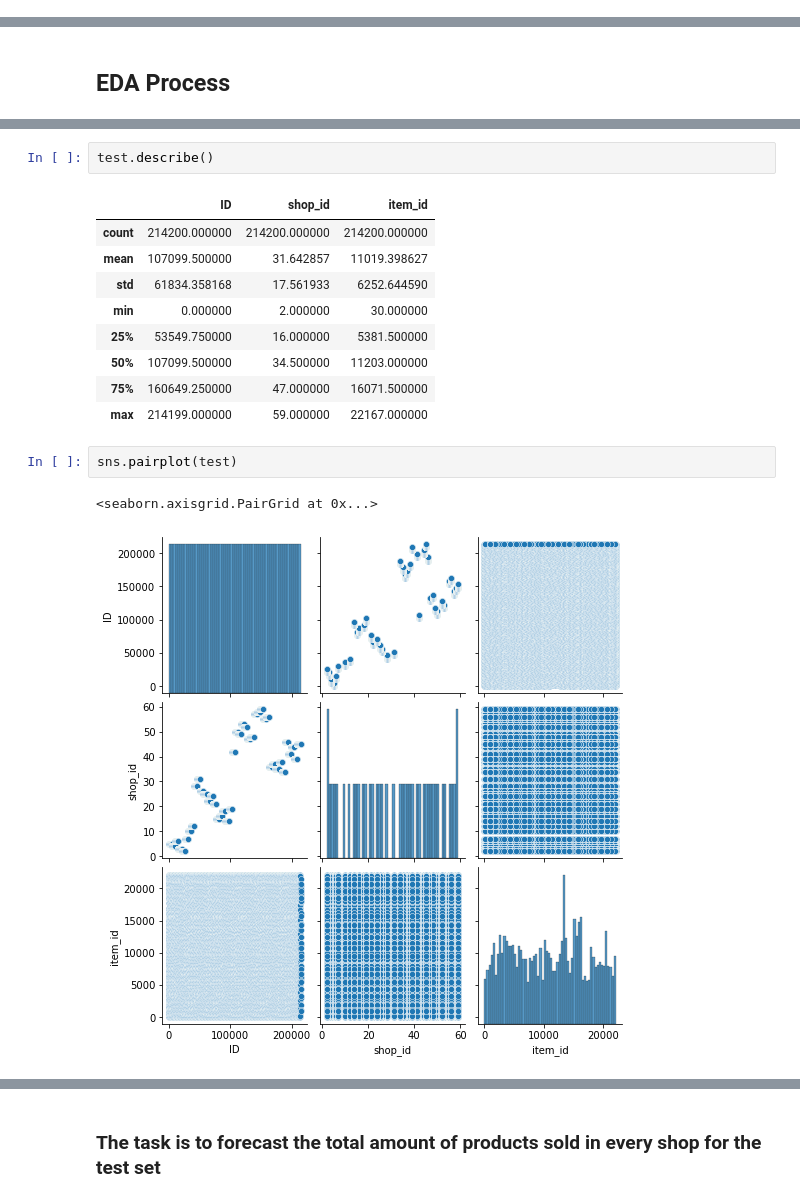
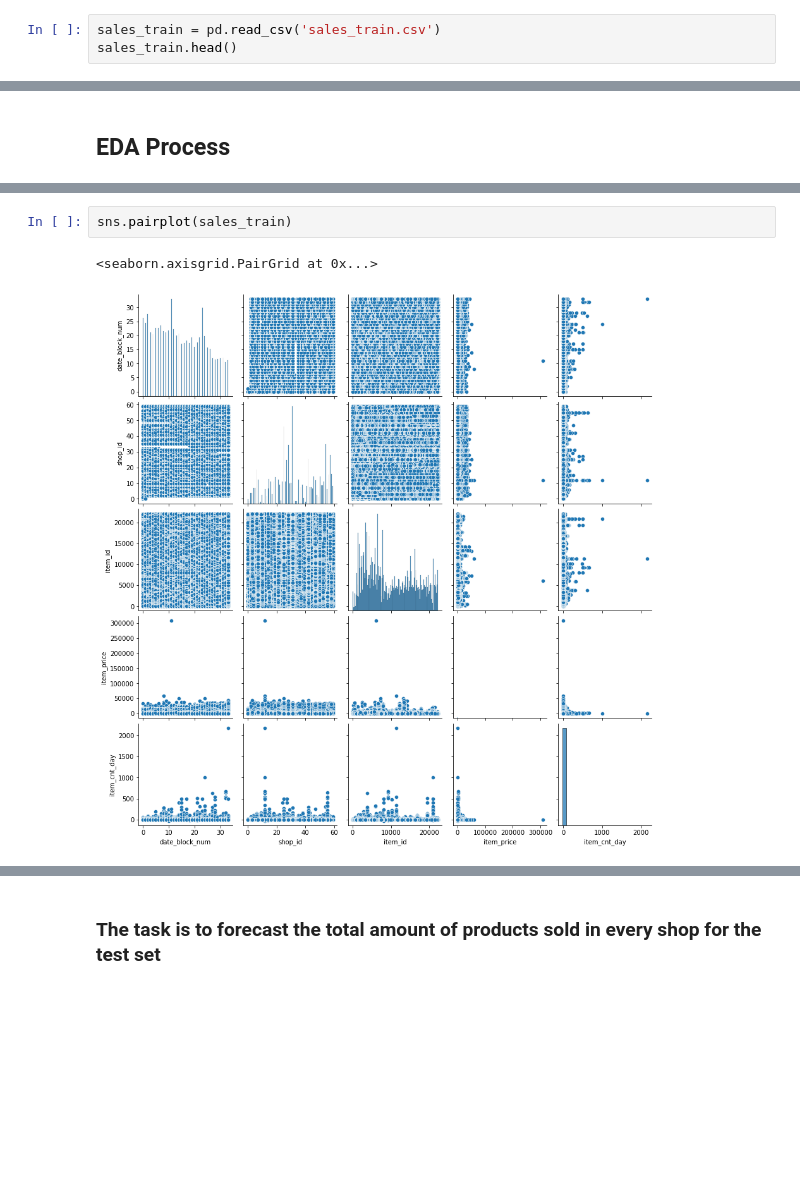
Before and after one commit to HunterKane/Kaggle-Competition---Predict-Future-Sales, a Jupyter notebook: Predict Future Sales - Kaggle Competition.ipynb, the cells around one changed output, grey strips where cells are left out. Cells and saved outputs as stored; diff of their text form; blank space fills up the shorter version.

Commit message:
EDA Process with sales_train data

```diff
--- a/Predict Future Sales - Kaggle Competition.ipynb
+++ b/Predict Future Sales - Kaggle Competition.ipynb
@@ -212,3 +212,6 @@ shops.nunique()
 shop_name    60
 shop_id      60
 dtype: int64
+# %%
+sales_train = pd.read_csv('sales_train.csv')
+sales_train.head()
@@ -255,17 +269,5 @@ memory usage: 4.9 MB
-# %%
-test.describe()
-# %% [output]
-|  | ID | shop_id | item_id |
-| count | 214200.000000 | 214200.000000 | 214200.000000 |
-| mean | 107099.500000 | 31.642857 | 11019.398627 |
-| std | 61834.358168 | 17.561933 | 6252.644590 |
-| min | 0.000000 | 2.000000 | 30.000000 |
-| 25% | 53549.750000 | 16.000000 | 5381.500000 |
-| 50% | 107099.500000 | 34.500000 | 11203.000000 |
-| 75% | 160649.250000 | 47.000000 | 16071.500000 |
-| max | 214199.000000 | 59.000000 | 22167.000000 |
 # %%
-sns.pairplot(test)
+sns.pairplot(sales_train)
 # %% [output]
 <seaborn.axisgrid.PairGrid at 0x...>
-[figure, old version]
+[figure, new version]
```
Also changed, not shown: parts of 21 cells of this notebook.
